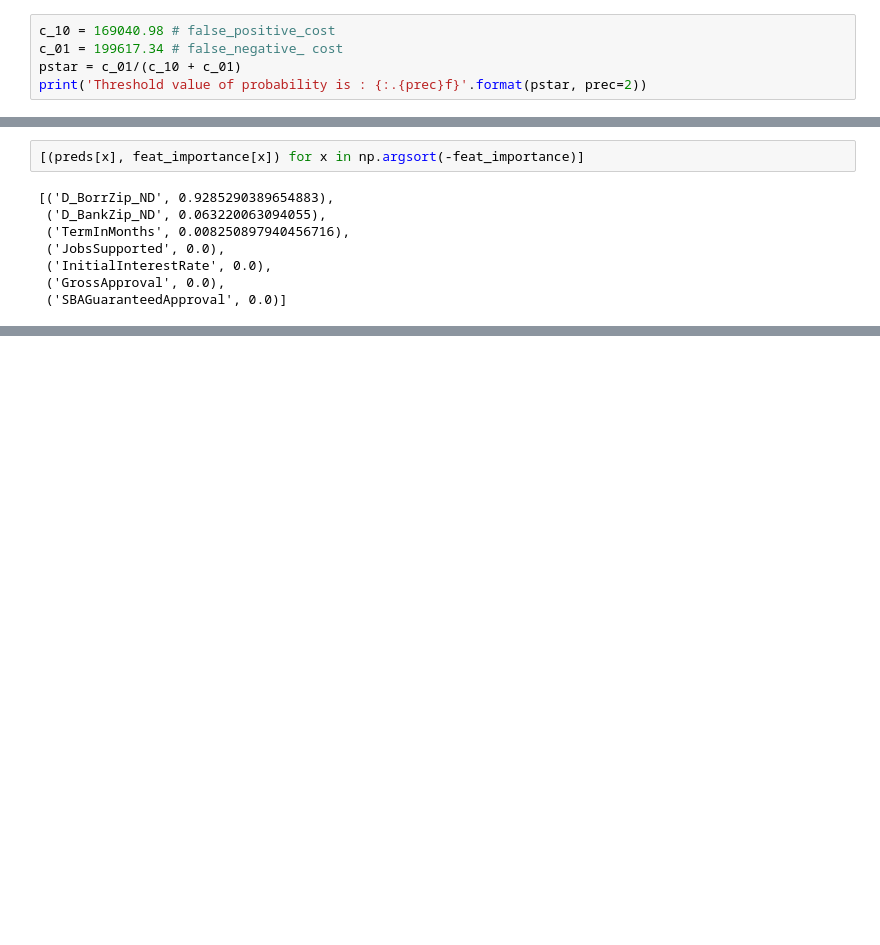
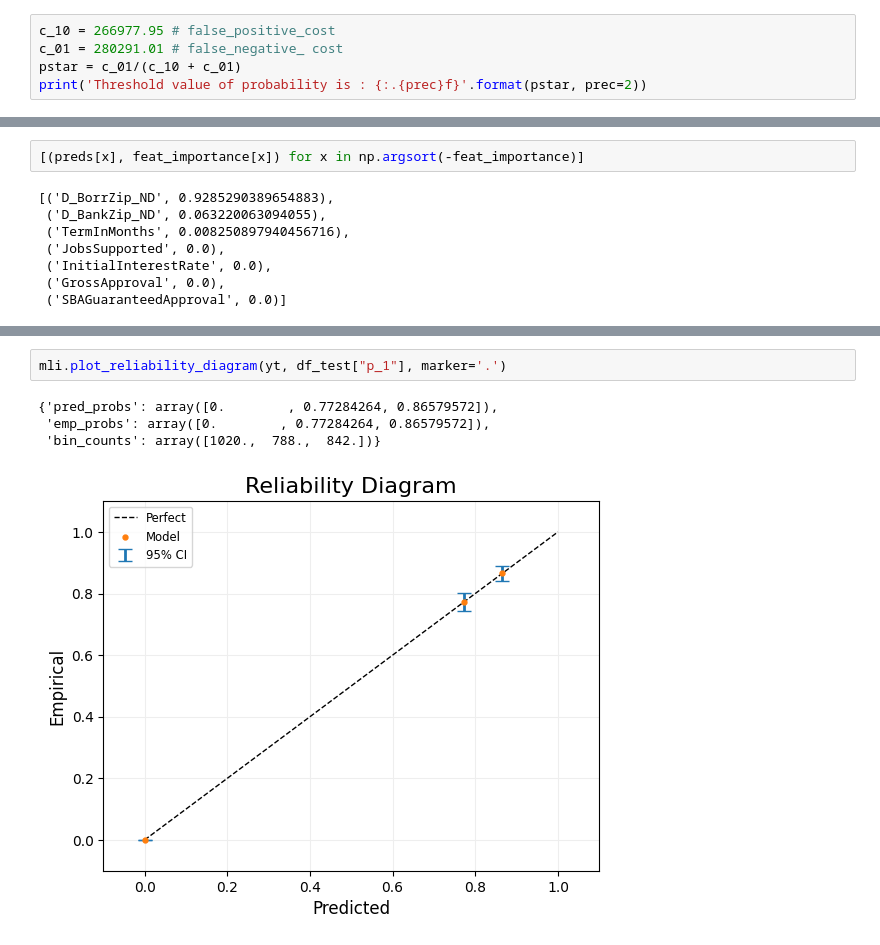
Before and after one commit to rajivsam/learning_with_costs, a Jupyter notebook: notebooks/model_selection.ipynb, the cells around one changed output, grey strips where cells are left out. Saved outputs shown, nothing was run; the diff lists cells and outputs as text; blank space fills up the shorter version.

```diff
--- a/notebooks/model_selection.ipynb
+++ b/notebooks/model_selection.ipynb
@@ -53,6 +68,6 @@ avg / total       0.91      0.89      0.89      0.89      0.88      0.78      26
 # %%
-c_10 = 169040.98 # false_positive_cost
-c_01 = 199617.34 # false_negative_ cost
+c_10 = 266977.95 # false_positive_cost
+c_01 = 280291.01 # false_negative_ cost
 pstar = c_01/(c_10 + c_01)
 print('Threshold value of probability is : {:.{prec}f}'.format(pstar, prec=2))
 # %% [output]
@@ -88,0 +117,7 @@ feat importance = [0.         0.         0.0082509  0.         0.         0.0632
+# %%
+mli.plot_reliability_diagram(yt, df_test["p_1"], marker='.')
+# %% [output]
+{'pred_probs': array([0.        , 0.77284264, 0.86579572]),
+ 'emp_probs': array([0.        , 0.77284264, 0.86579572]),
+ 'bin_counts': array([1020.,  788.,  842.])}
+[figure, added]
```
Also changed, not shown: parts of 11 cells of this notebook, 1 other file.
